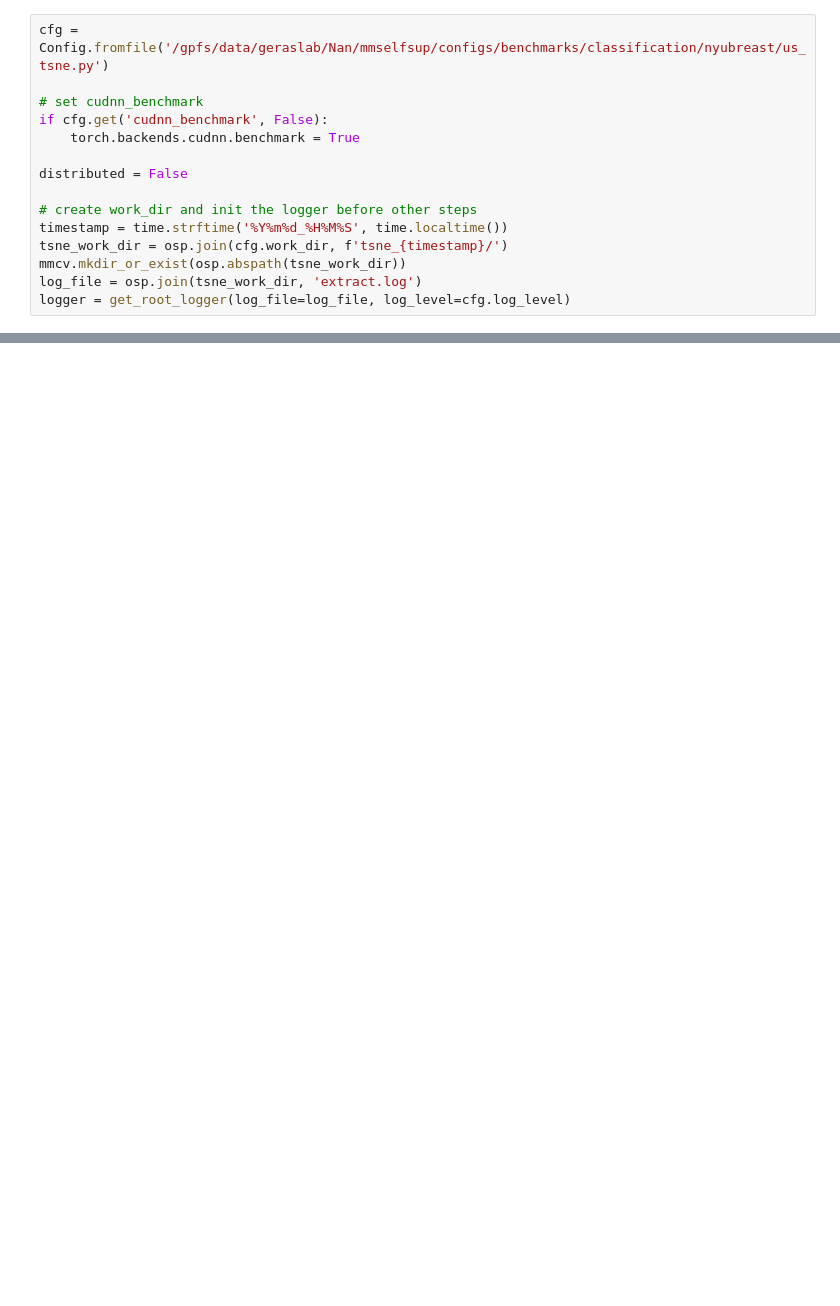
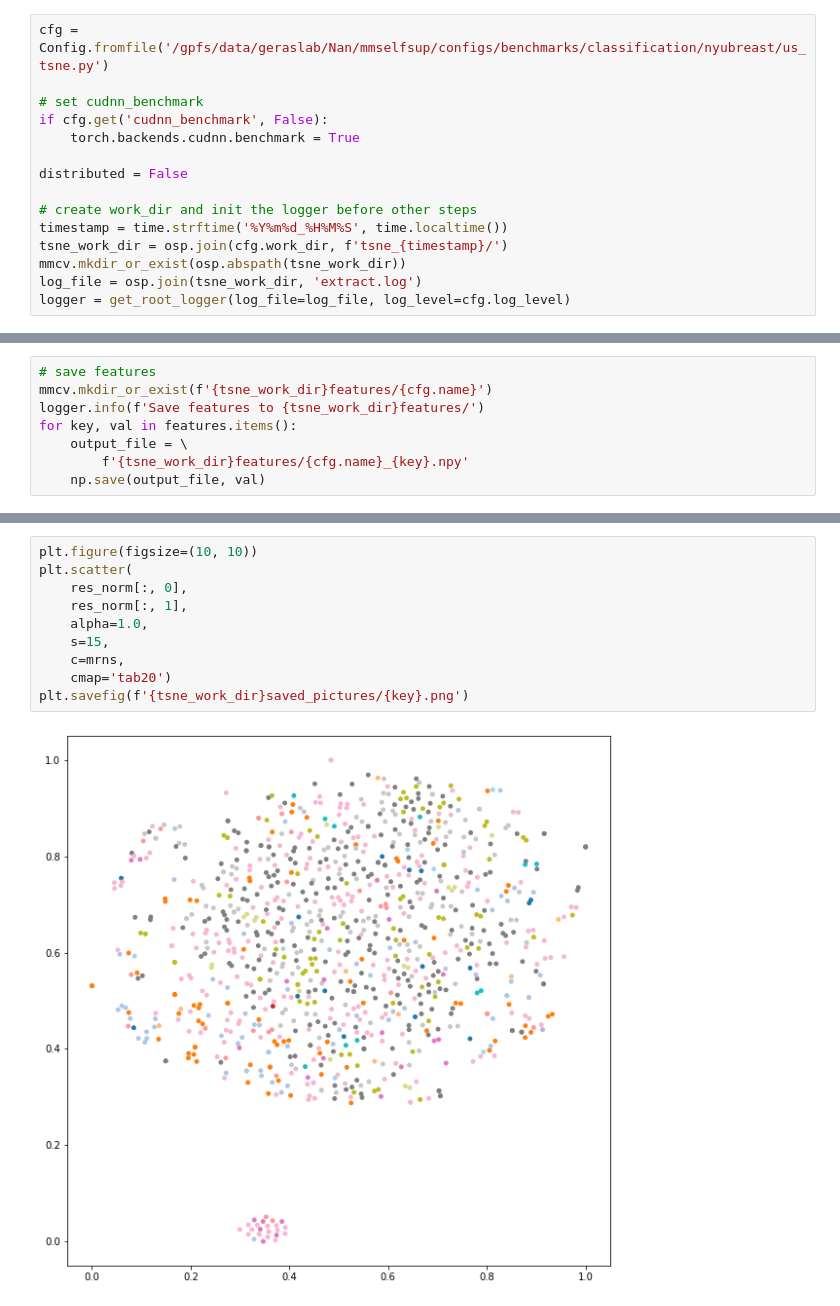
Before and after one commit to wooginawunan/mmselfsup, a Jupyter notebook: notebooks/tsne.ipynb, the cells around one changed output, grey strips where cells are left out. Saved outputs shown, nothing was run; the diff lists cells and outputs as text; blank space fills up the shorter version.

```diff
--- a/notebooks/tsne.ipynb
+++ b/notebooks/tsne.ipynb
@@ -120,0 +84,8 @@ for key, val in features.items():
+# %%
+# save features
+mmcv.mkdir_or_exist(f'{tsne_work_dir}features/{cfg.name}')
+logger.info(f'Save features to {tsne_work_dir}features/')
+for key, val in features.items():
+    output_file = \
+        f'{tsne_work_dir}features/{cfg.name}_{key}.npy'
+    np.save(output_file, val)
@@ -120,0 +189,12 @@ for key, val in features.items():
+# %%
+plt.figure(figsize=(10, 10))
+plt.scatter(
+    res_norm[:, 0],
+    res_norm[:, 1],
+    alpha=1.0,
+    s=15,
+    c=mrns,
+    cmap='tab20')
+plt.savefig(f'{tsne_work_dir}saved_pictures/{key}.png')
+# %% [output]
+[figure, added]
```
Also changed, not shown: parts of 13 cells of this notebook, 4 other files.
